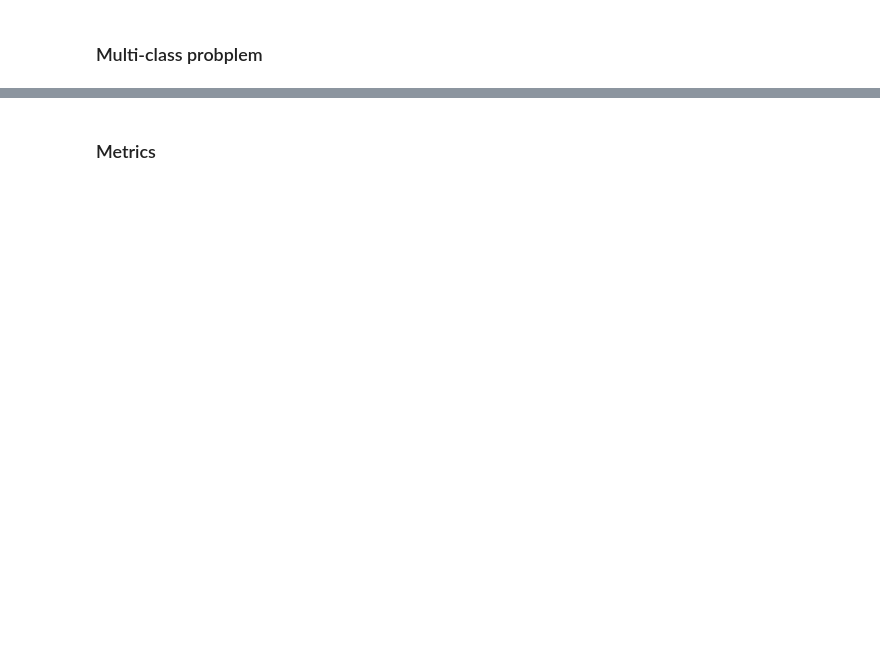
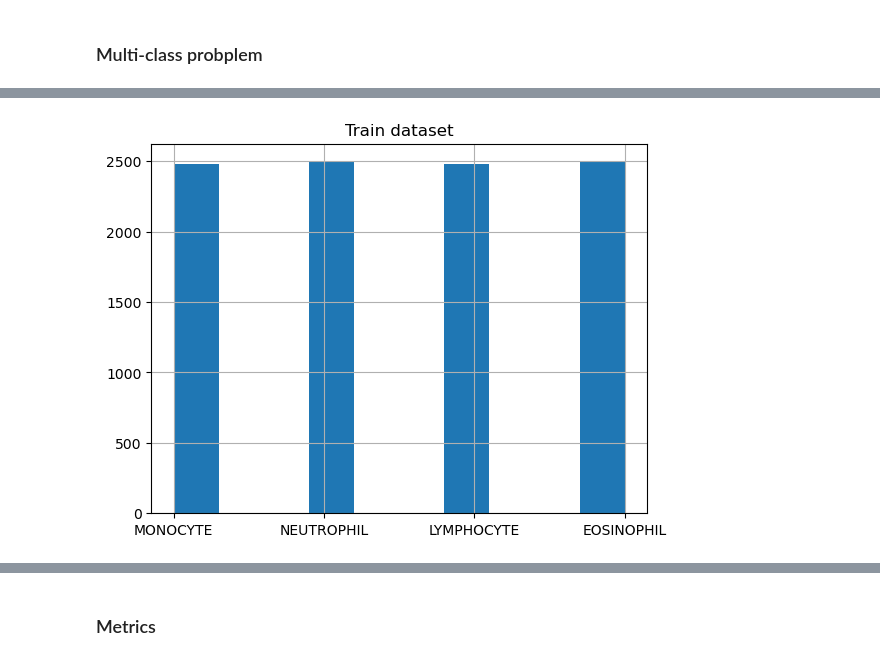
Before and after one commit to JuliaKudryavtseva/dl2023_project, a Jupyter notebook: evaluation.ipynb, the cells around one changed output, grey strips where cells are left out. Cells and saved outputs as stored; diff of their text form; code cells hidden in the pictures; blank space fills up the shorter version.

```diff
--- a/evaluation.ipynb
+++ b/evaluation.ipynb
@@ -418,0 +60,20 @@ transformer:  1368.964
+# %%
+path_train = './dataset2-master/dataset2-master/images/TRAIN/'
+train = pd.DataFrame(columns=['img_id', 'label'])
+# %%
+for label in os.listdir(path_train):
+
+    img_id = os.listdir('dataset2-master/dataset2-master/images/TRAIN/' + label)
+    df = pd.DataFrame(img_id, columns=['img_id'])
+    df['label'] = label
+    train = pd.concat([train, df])
+
+
+clean_mask = train['img_id'].apply(lambda x: x.split('/')[-1] =='.ipynb_checkpoints')
+train = train.loc[~clean_mask, :].reset_index(drop=True)
+
+train.label.hist()
+plt.title('Train dataset')
+plt.show()
+# %% [output]
+[figure, added]
```
Also changed, not shown: parts of 119 cells of this notebook, 9 other files.
